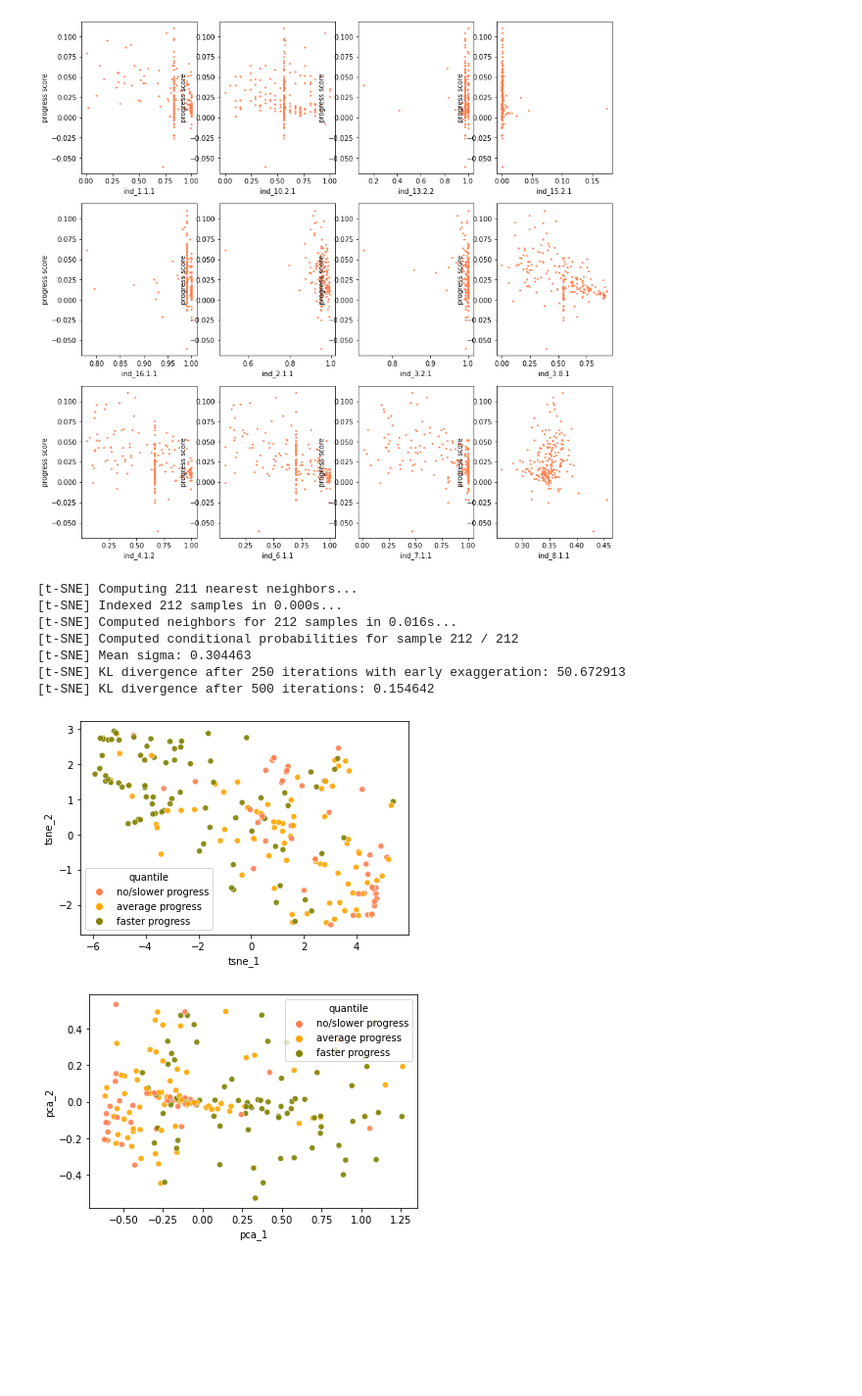
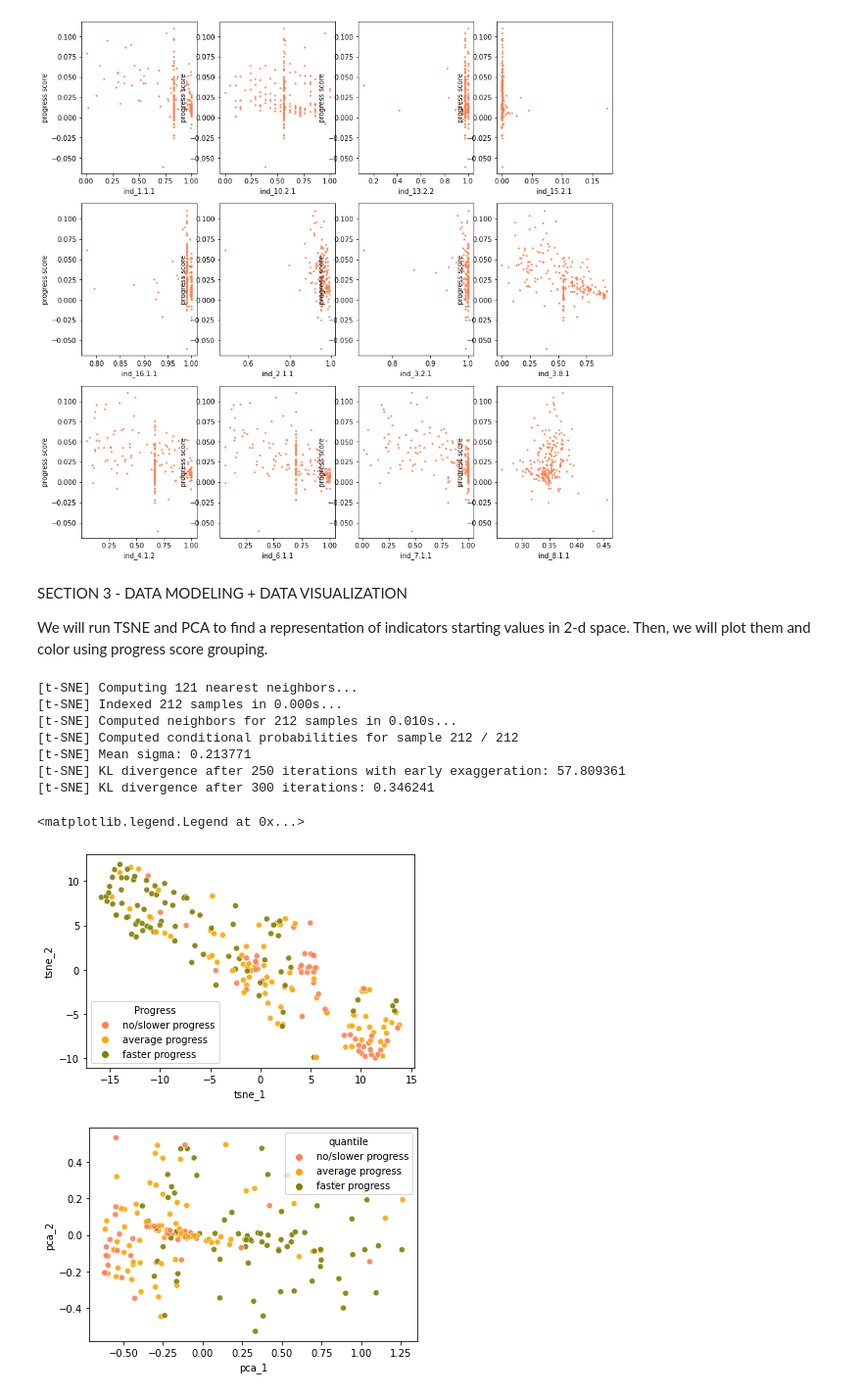
Before and after one commit to MartaGajewska/sdgs_progress_score, a Jupyter notebook: code/main.ipynb, the cells around one changed output. Shown: that part at 98% size. Saved outputs shown, nothing was run; the diff lists cells and outputs as text; code cells hidden in the pictures; blank space fills up the shorter version.

```diff
--- a/code/main.ipynb
+++ b/code/main.ipynb
@@ -188,30 +195,34 @@ ind_columns = list(df_start_progress.filter(regex='ind'))
 
 fill_mean = lambda col: col.fillna(col.mean())
 df_start_progress[ind_columns] = df_start_progress[ind_columns].apply(fill_mean, axis=0)
+# %% [markdown]
+SECTION 3 - DATA MODELING + DATA VISUALIZATION
+
+We will run TSNE and PCA to find a representation of indicators starting values in 2-d space. Then, we will plot them and color using progress score grouping.
 # %%
 # CALCULATE AND VISUALIZE T-SNE REPRESENTATION
 from sklearn.manifold import TSNE
 
 tsne = TSNE(n_components=2, verbose=1, perplexity=40, n_iter=300)
 tsne_results = tsne.fit_transform(df_start_progress.loc[:, ind_columns].values)
 
 df_start_progress['tsne_1'] = tsne_results[:,0]
 df_start_progress['tsne_2'] = tsne_results[:,1]
 
-#plt.figure(figsize=(16,10))
 sns.set_palette(sns.color_palette(["coral", "orange", "olive"]))
-
 sns.scatterplot(
     data=df_start_progress, x="tsne_1", y="tsne_2", hue="quantile", legend="full", alpha = 0.9);
+plt.legend(title = "Progress")
 # %% [output]
-[t-SNE] Computing 211 nearest neighbors...
+[t-SNE] Computing 121 nearest neighbors...
 [t-SNE] Indexed 212 samples in 0.000s...
-[t-SNE] Computed neighbors for 212 samples in 0.016s...
+[t-SNE] Computed neighbors for 212 samples in 0.010s...
 [t-SNE] Computed conditional probabilities for sample 212 / 212
-[t-SNE] Mean sigma: 0.304463
-[t-SNE] KL divergence after 250 iterations with early exaggeration: 50.672913
-[t-SNE] KL divergence after 500 iterations: 0.154642
+[t-SNE] Mean sigma: 0.213771
+[t-SNE] KL divergence after 250 iterations with early exaggeration: 57.809361
+[t-SNE] KL divergence after 300 iterations: 0.346241
+<matplotlib.legend.Legend at 0x...>
-[figure, old version]
+[figure, new version]
 # %%
 # CALCULATE AND VISUALIZE PCA REPRESENTATION
 pca = PCA(n_components=2, svd_solver='full')
```
Also changed, not shown: parts of 3 cells of this notebook.
